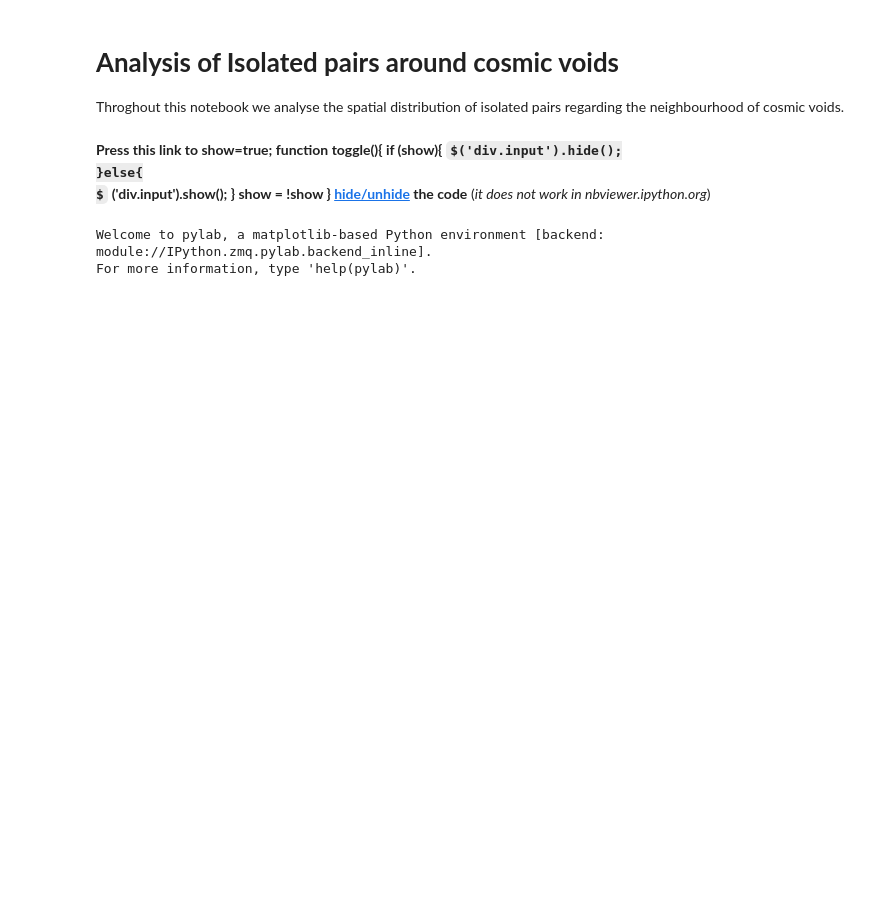
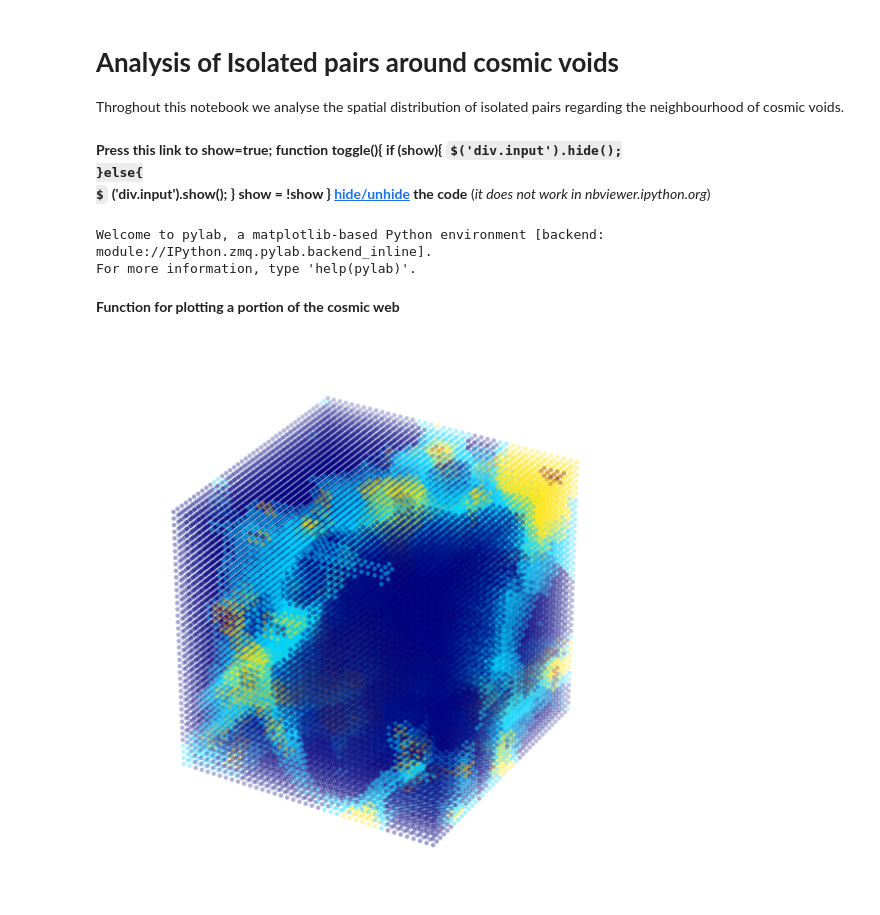
Before and after one commit to sbustamante/LGEnvironmentPaper, a Jupyter notebook: bench/codes/voids.ipynb, the cells around one changed output. Cells and saved outputs as stored; diff of their text form; code cells hidden in the pictures; some formulas as TeX source; blank space fills up the shorter version.

Commit message:
Notebook for 3D visual impression

```diff
--- a/bench/codes/voids.ipynb
+++ b/bench/codes/voids.ipynb
@@ -23,31 +23,51 @@ Throghout this notebook we analyse the spatial distribution of isolated pairs re
 #Importing all necessary libraries
 #==================================================================================================
 %pylab inline
-import matplotlib.pylab as plt
+import matplotlib.pyplot as plt
+from mpl_toolkits.mplot3d import Axes3D
 # JSAnimation import available at https://github.com/jakevdp/JSAnimation
 from JSAnimation import IPython_display
 from matplotlib import animation
 import numpy as np
+import os
 
 #Folder where is stored all simulation data
-data_folder = '../../CosmicData/BOLSHOI/'
+data_folder = '../../../CosmicData/BOLSHOI/'
 #Folder where is stored all binary codes (C)
-binary_folder = './codes/'
+binary_folder = './'
 #Parameter of the simulation
 Lbox = 250.0    #[Mpc]
 Nbox = 256
+
+#Trheshold parameters for the cosmic web
+Tl_th = 0.265
+Vl_th = 0.175
 
 #==================================================================================================
 #Functions
 #==================================================================================================
 #Cutting Density field in X/Y/Z axe
-def CutFieldZ( filename, X, res=32, Coor = 3, N=256 ):
-    os.system( "%s/Field_Cut%d.out %s %d temp.tmp %d"%( binary_folder, res, filename, X, Coor ) )
+def CutField( filename, X, res=32, Coor = 3, N=Nbox ):
+    coord = [3,2,1]
+    os.system( "%s/Field_Cut%d.out %s %d temp.tmp %d"%( binary_folder, res, filename, X, coord[Coor-1] ) )
     datos = np.loadtxt( 'temp.tmp' )
     N = int(np.sqrt(len( datos )))
     datos = datos.reshape( (N, N) )
     os.system( "rm temp.tmp" )
     return datos
+
+#Field to compute Environment of Cosmic web
+def Scheme( eig1, eig2, eig3, Lamb ):
+    N1 = len( eig1 )
+    N2 = len( eig1[0] )
+    sch = 0*eig1
+
+    for i in xrange(N1):
+        for j in xrange(N2):
+            if eig1[i,j] > Lamb: sch[i,j] += 1
+            if eig2[i,j] > Lamb: sch[i,j] += 1
+            if eig3[i,j] > Lamb: sch[i,j] += 1
+    return sch
 
 #==================================================================================================
 #Loading all data (catalogues of halos and voids)
@@ -80,7 +100,9 @@ eigenT_f = "%s/Tweb/256/Eigen_s1"%(data_folder)
 eigenV_f = "%s/Vweb/256/Eigen_s1"%(data_folder)
 
 #Folder of Tweb-FAG-21 voids
-voidsT21_f =
+voidsT21_f = "%s/Vweb/256/voidsFAG/voids21/"%(data_folder)
 # %% [output]
 Welcome to pylab, a matplotlib-based Python environment [backend: module://IPython.zmq.pylab.backend_inline].
 For more information, type 'help(pylab)'.
+# %% [markdown]
+**Function for plotting a portion of the cosmic web**
@@ -86,0 +148,13 @@ For more information, type 'help(pylab)'.
+# %%
+fig = plt.figure( figsize = (10,10) )
+ax = fig.add_subplot(111, projection='3d')
+X, Y, Z, C = plot_web( [50,50,50], 20, eigenT_f, Tl_th )
+ax.scatter(X, Y, Z, c=C, marker='o', s = 20, linewidth=0.01, alpha=0.5 )
+#P = 3
+#ax.scatter(X[C==P], Y[C==P], Z[C==P], c=C[C==P], marker='o', s = 10, linewidth=0.01 )
+ax.set_xlim( (0,41) )
+ax.set_ylim( (0,41) )
+ax.set_zlim( (0,41) )
+ax.set_axis_off()
+# %% [output]
+[figure, added]
```
Also changed, not shown: parts of 1 cell of this notebook, 1 other file.
